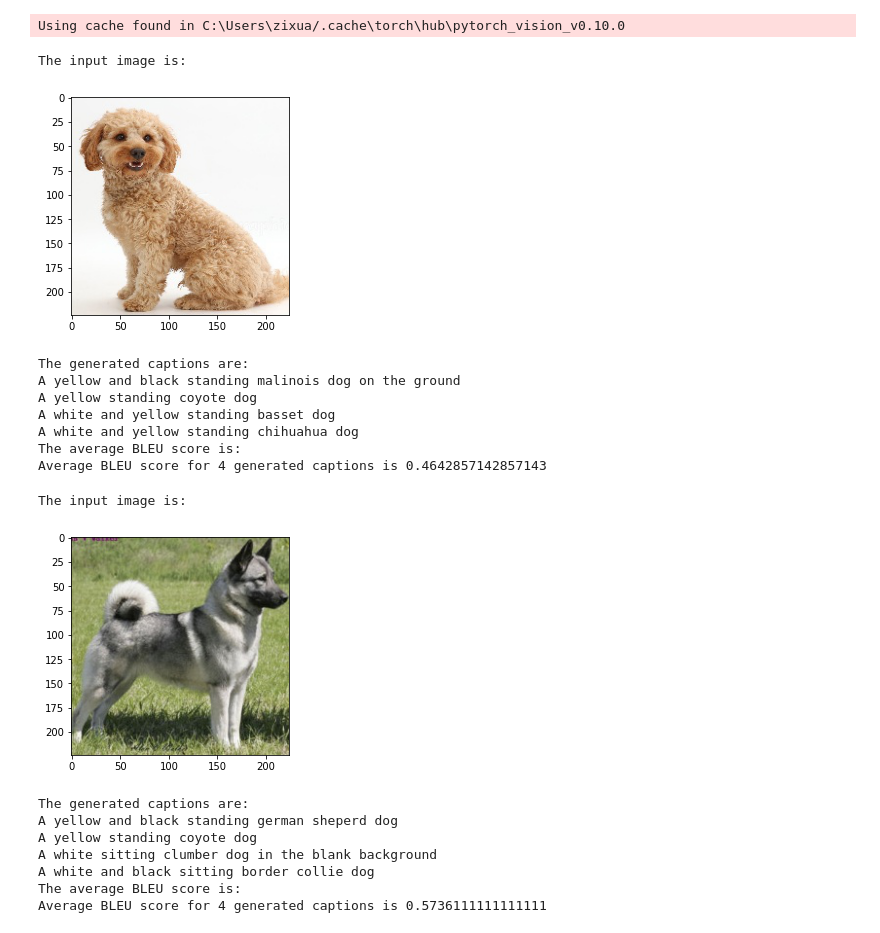
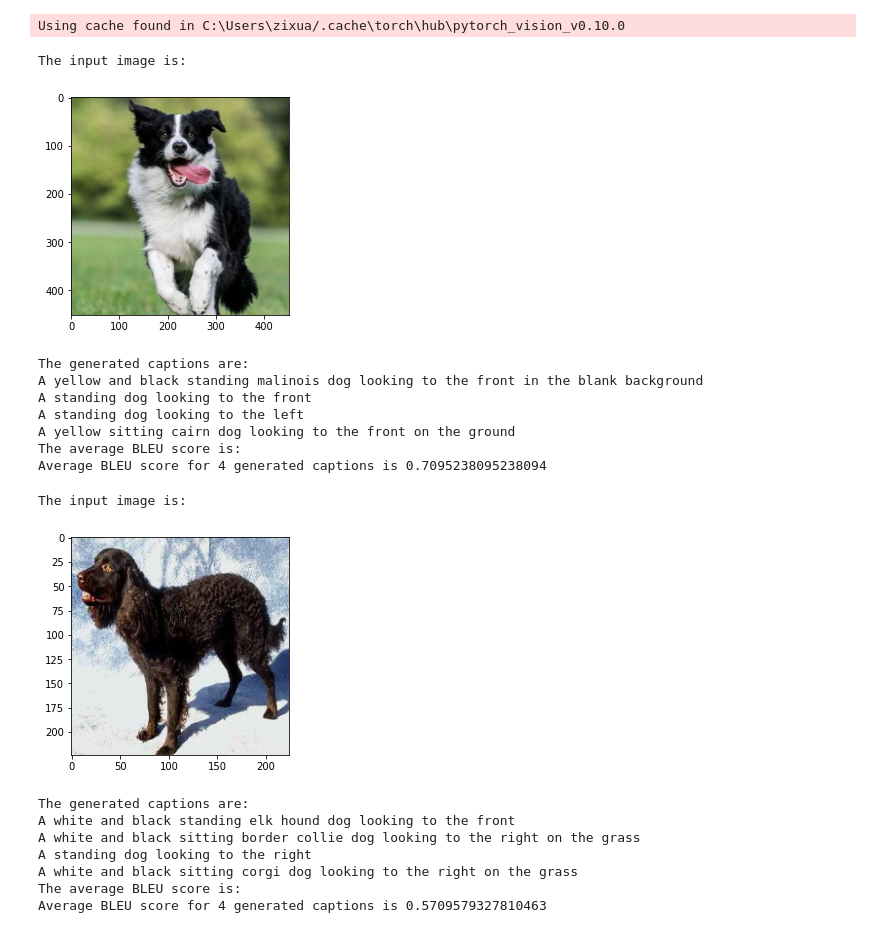
Before and after one commit to ece1786-2022/CaptionMe, a Jupyter notebook: baseline_model/Caption_Me_Baseline_Generation_qualitative.ipynb, the cells around one changed output. Saved outputs shown, nothing was run; the diff lists cells and outputs as text; code cells hidden in the pictures.

```diff
--- a/baseline_model/Caption_Me_Baseline_Generation_qualitative.ipynb
+++ b/baseline_model/Caption_Me_Baseline_Generation_qualitative.ipynb
@@ -485,62 +476,62 @@ def generate_n_captions(image_path, num_examples, reference):
     plt.show()
     all_generation_word = []
     all_generation_prob = []
     print('The generated captions are:')
     for _ in range(num_examples):
         generation_word, generation_prob = generate(image_path, device, max_new_tokens, temperature=1, top_p=None, top_k=3)
         all_generation_word.append(generation_word)
         all_generation_prob.append(generation_prob)
         combined_string = ''
         for i, word in enumerate (generation_word):
             if i != 0:
                 combined_string += ' '
             combined_string += generation_word[i]
 
         #result = tokenizer.decode(output[0], skip_special_tokens=True)
         print(combined_string.capitalize())
     print('The average BLEU score is:')
     BLEU_score = []
     for generation_word in all_generation_word:
         BLEU_score.append(sentence_bleu(reference, generation_word, weights=[1]))
 
     print('Average BLEU score for {} generated captions is {}'.format(num_examples, sum(BLEU_score)/len(BLEU_score)))
     print('\n')
 
-image_path = '../All_Data/valid/Cockapoo/1.jpg'
+image_path = '../All_Data/valid/Border Collie/2.jpg'
 num_examples = 4
 reference = [
-            'a sitting dog'.split(),
-            'a sitting cockapoo dog'.split(),
-            'a yellow sitting cockapoo dog'.split(),
-            'a yellow sitting cockapoo dog in the blank background'.split()
+            'a running dog looking to the front'.split(),
+            'a running Border Collie dog looking to the front'.split(),
+            'a white and black running Border Collie dog looking to the front'.split(),
+            'a white and black running Border Collie dog looking to the front on the grass'.split()
             ]
 generate_n_captions(image_path, num_examples, reference)
 # %% [output]
 The input image is:
-[figure, old version]
+[figure, new version]
 The generated captions are:
-A yellow and black standing malinois dog on the ground
-A yellow standing coyote dog
-A white and yellow standing basset dog
-A white and yellow standing chihuahua dog
+A yellow and black standing malinois dog looking to the front in the blank background
+A standing dog looking to the front
+A standing dog looking to the left
+A yellow sitting cairn dog looking to the front on the ground
 The average BLEU score is:
-Average BLEU score for 4 generated captions is 0.4642857142857143
+Average BLEU score for 4 generated captions is 0.7095238095238094
 # %%
-image_path = '../All_Data/valid/Elk Hound/2.jpg'
+image_path = '../All_Data/valid/American Spaniel/1.jpg'
 reference = [
-            'a standing dog'.split(),
-            'a standing elk hound dog'.split(),
-            'a black and white standing elk hound dog'.split(),
-            'a black and white standing elk hound dog on the grass'.split()
+            'a standing dog looking to the left'.split(),
+            'a standing American Spaniel dog looking to the left'.split(),
+            'a brown standing American Spaniel dog looking to the left'.split(),
+            'a brown standing American Spaniel dog looking to the left on the snow'.split()
             ]
 generate_n_captions(image_path, num_examples, reference)
 # %% [output]
 The input image is:
-[figure, old version]
+[figure, new version]
 The generated captions are:
-A yellow and black standing german sheperd dog
-A yellow standing coyote dog
-A white sitting clumber dog in the blank background
-A white and black sitting border collie dog
+A white and black standing elk hound dog looking to the front
+A white and black sitting border collie dog looking to the right on the grass
+A standing dog looking to the right
+A white and black sitting corgi dog looking to the right on the grass
 The average BLEU score is:
-Average BLEU score for 4 generated captions is 0.5736111111111111
+Average BLEU score for 4 generated captions is 0.5709579327810463
```
Also changed, not shown: parts of 1 cell of this notebook, 4 other files.
